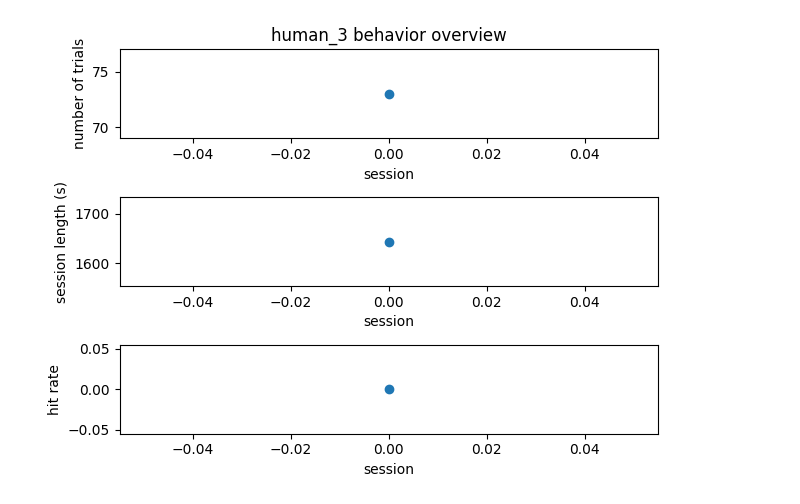
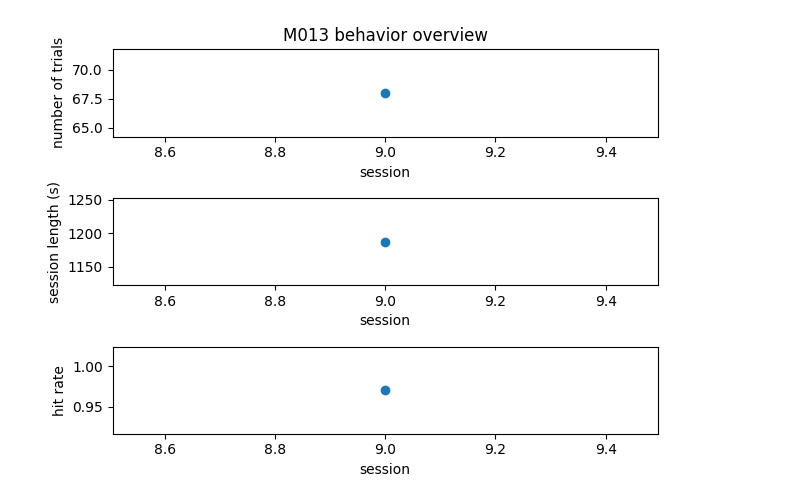
Before and after one commit to rozmar/NDNF-pipeline, a Jupyter notebook: Notebooks/behavior.ipynb, the cells around one changed output. Drawn from its saved outputs; the diff is of its cells as text; code cells hidden in the pictures.

```diff
--- a/Notebooks/behavior.ipynb
+++ b/Notebooks/behavior.ipynb
@@ -30,14 +31,17 @@ for subject_id in mice_on_wr:
         baseline_weight = (lab.WaterRestriction() & {'subject_id': subject_id}).fetch1('wr_start_weight')
         dates = water_restriction_log.fetch('log_datetime')
         weights = water_restriction_log.fetch('weight')
+        weights_after = water_restriction_log.fetch('weight_after_watering')
         water_given = np.asarray(water_restriction_log.fetch('water_given'), float)
         water_given[np.isnan(water_given)] = 0
         water_earned = np.asarray(water_restriction_log.fetch('water_earned'),float)
         water_earned[np.isnan(water_earned)] = 0
+        water_consumed =  np.asarray(weights_after, float) - np.asarray(weights, float)
         total_water = water_given + water_earned
         relative_weights = weights/baseline_weight*100
         ax_weight.plot(dates, relative_weights, 'o-',label = subject_id)
-        ax_water.plot(dates, total_water, 'o-', label=subject_id)
+        ax_water.plot(dates, water_consumed, 'o-', label=subject_id)#total_water
+
         ax_weight_real.plot(dates, weights, 'o-', label=subject_id)
         #plt.title(subject_id)
 import matplotlib.dates as mdates
@@ -77,6 +68,6 @@ Total: 1
 # %%
 # find the mouse IDs that have been used in the experiment and count the number of trials for each mouse, then plot a bar graph
-mouse_IDs = lab.Subject.fetch('subject_id')
+mouse_IDs = np.sort(lab.Subject.fetch('subject_id'))
 trial_nums = []
 for m in mouse_IDs:
     trial_nums.append(len((experiment.SessionTrial()&{'subject_id':m})))
@@ -94,39 +85,44 @@ Text(0, 0.5, 'Number of Trials')
 # %%
+# visualize targets, and how forces change over sessions and trials
+import matplotlib.pyplot as plt
+import os
+from ndnf_pipeline.plot.behavior_plots import plot_block_force_figure, plot_session_blocks_overview
 
-#subject_id = 'M004'#'mouse_bbenjamin'#'BCI81'
-subject_id = 'mouse_judith'
-#subject_id = 'mouse_bbenjamin'
-subject_id = 'human1'
+save_fig = True
+fig_dir       = '/Volumes/csoport16/temp/figures/'#'/Users/neurozmar/Data/temp/'
+if save_fig:
+    os.makedirs(fig_dir, exist_ok=True)
 
-subject_id = 'human_3'
-
-available_sessions = (experiment.Session()&{'subject_id':subject_id}).fetch('session')
-trial_nums = []
-hit_rates = []
-session_lengths = []
-for session in available_sessions:
-    trials = (experiment.SessionTrial()&{'subject_id':subject_id,'session':session}).fetch('trial')
-    trial_nums.append(len(trials))
-    hits = len(experiment.BehaviorTrial()&{'subject_id':subject_id,'session':session,'outcome':'hit'})
-    hit_rate = hits/len(trials) if len(trials)>0 else np.nan
-    hit_rates.append(hit_rate)
-    session_length = (experiment.SessionTrial()&{'subject_id':subject_id,'session':session,'trial':np.max(trials)}).fetch1('trial_end_time')
-    session_lengths.append(session_length)
-fig = plt.figure()
-ax1 = fig.add_subplot(3,1,1)
-ax1.plot(available_sessions,trial_nums,'o-')
-ax1.set_xlabel('session')
-ax1.set_ylabel('number of trials')
-plt.title(f'{subject_id} behavior overview')
-ax2 = fig.add_subplot(3,1,2)
-ax2.plot(available_sessions,session_lengths,'o-')
-ax2.set_xlabel('session')
-ax2.set_ylabel('session length (s)')
-ax3 = fig.add_subplot(3,1,3)
-ax3.plot(available_sessions,hit_rates,'o-')
-ax3.set_xlabel('session')
-ax3.set_ylabel('hit rate')
-plt.tight_layout()
-plt.show()
+for subject_id in ['M013','M018','M020']:
+    available_sessions = (experiment.Session()&{'subject_id':subject_id}).fetch('session')
+    trial_nums = []
+    hit_rates = []
+    session_lengths = []
+    for session in available_sessions:
+        trials = (experiment.SessionTrial()&{'subject_id':subject_id,'session':session}).fetch('trial')
+        trial_nums.append(len(trials))
+        hits = len(experiment.BehaviorTrial()&{'subject_id':subject_id,'session':session,'outcome':'hit'})
+        hit_rate = hits/len(trials) if len(trials)>0 else np.nan
+        hit_rates.append(hit_rate)
+        session_length = (experiment.SessionTrial()&{'subject_id':subject_id,'session':session,'trial':np.max(trials)}).fetch1('trial_end_time')
+        session_lengths.append(session_length)
+    fig = plt.figure()
+    ax1 = fig.add_subplot(3,1,1)
+    ax1.plot(available_sessions,trial_nums,'o-')
+    ax1.set_xlabel('session')
+    ax1.set_ylabel('number of trials')
+    plt.title(f'{subject_id} behavior overview')
+    ax2 = fig.add_subplot(3,1,2)
+    ax2.plot(available_sessions,session_lengths,'o-')
+    ax2.set_xlabel('session')
+    ax2.set_ylabel('session length (s)')
+    ax3 = fig.add_subplot(3,1,3)
+    ax3.plot(available_sessions,hit_rates,'o-')
+    ax3.set_xlabel('session')
+    ax3.set_ylabel('hit rate')
+    plt.tight_layout()
+    if save_fig:
+        fig.savefig(os.path.join(fig_dir, f'{subject_id}_overview.png'), dpi=150)
+    plt.show()
 # %% [output]
-[figure, old version]
+[figure, new version]
```
Also changed, not shown: parts of 14 cells of this notebook.
